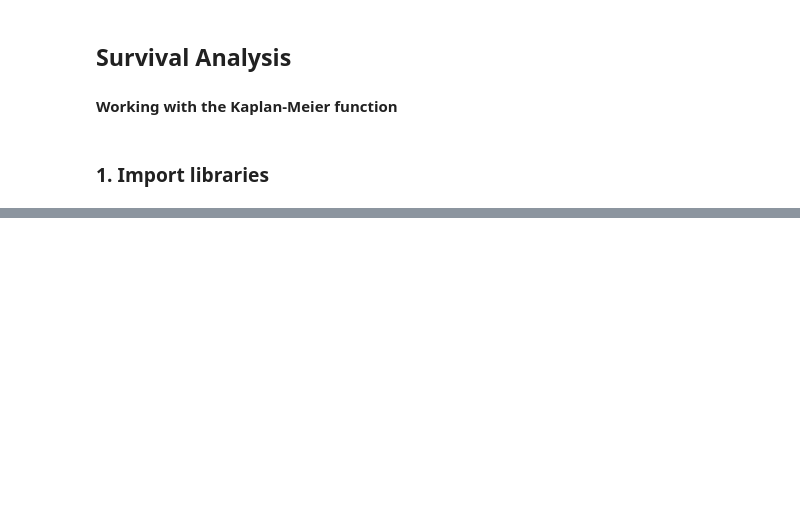
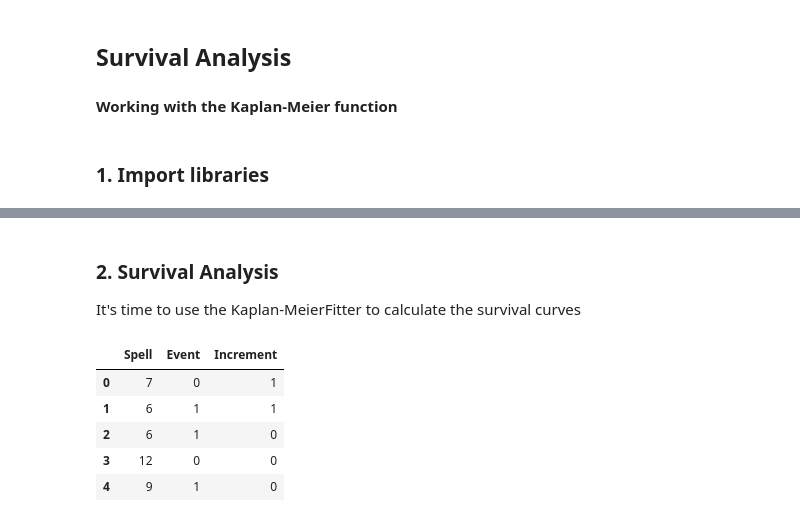
Before and after one commit to nachogalasso/da_python, a Jupyter notebook: hr_analytics/colacho_survival_analysis.ipynb, the cells around one changed output, grey strips where cells are left out. Drawn from its saved outputs; the diff is of its cells as text; code cells hidden in the pictures; blank space fills up the shorter version.

```diff
--- a/hr_analytics/colacho_survival_analysis.ipynb
+++ b/hr_analytics/colacho_survival_analysis.ipynb
@@ -56,0 +61,18 @@ empsur_df.describe()
+# %% [markdown]
+### 2. Survival Analysis
+
+It's time to use the Kaplan-MeierFitter to calculate the survival curves
+# %%
+# First we need to inicialize the Kaplan-MeierFitter model and we storage into a variable for later use
+kmf = KaplanMeierFitter()
+
+# We can change the name of the columns for better under
+empsur_df.columns = "Spell", "Event", "Increment"
+empsur_df.head()
+# %% [output]
+|  | Spell | Event | Increment |
+| 0 | 7 | 0 | 1 |
+| 1 | 6 | 1 | 1 |
+| 2 | 6 | 1 | 0 |
+| 3 | 12 | 0 | 0 |
+| 4 | 9 | 1 | 0 |
```
Also changed, not shown: parts of 10 cells of this notebook, 1 other file.
